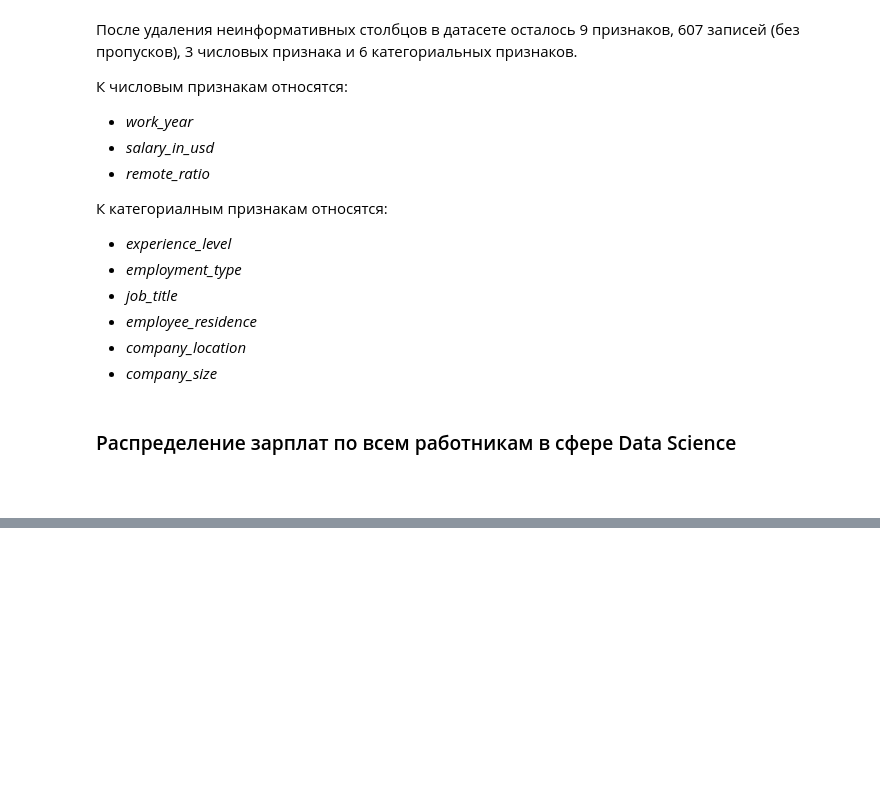
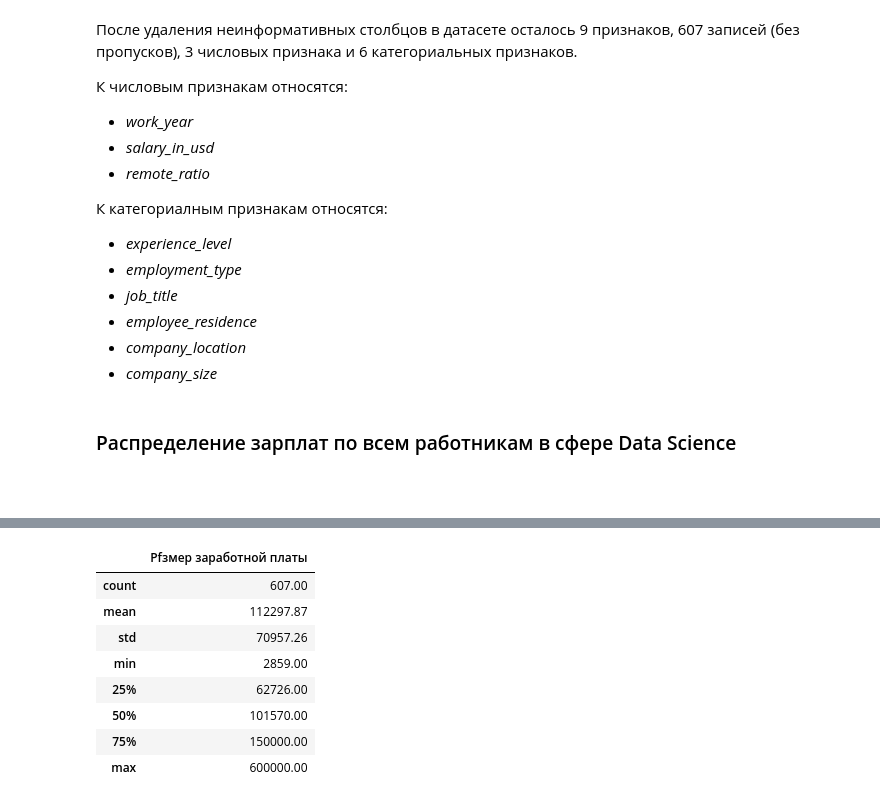
Before and after one commit to ret4ed/Sf_DS_game_1, a Jupyter notebook: Skillfactory/EDA_4_Статистические тесты/Практика. Исследование данных HR-агенства.ipynb, the cells around one changed output, grey strips where cells are left out. Saved outputs shown, nothing was run; the diff lists cells and outputs as text; code cells hidden in the pictures; blank space fills up the shorter version.

```diff
--- a/Skillfactory/EDA_4_Статистические тесты/Практика. Исследование данных HR-агенства.ipynb
+++ b/Skillfactory/EDA_4_Статистические тесты/Практика. Исследование данных HR-агенства.ipynb
@@ -174,0 +193,14 @@ memory usage: 42.8+ KB
+# %%
+data_agg = ds_salaries['salary_in_usd'].describe().round(2).to_frame()
+data_agg.columns = ['Размер заработной платы']
+data_agg
+# %% [output]
+|  | Рfзмер заработной платы |
+| count | 607.00 |
+| mean | 112297.87 |
+| std | 70957.26 |
+| min | 2859.00 |
+| 25% | 62726.00 |
+| 50% | 101570.00 |
+| 75% | 150000.00 |
+| max | 600000.00 |
```
Also changed, not shown: parts of 14 cells of this notebook.
